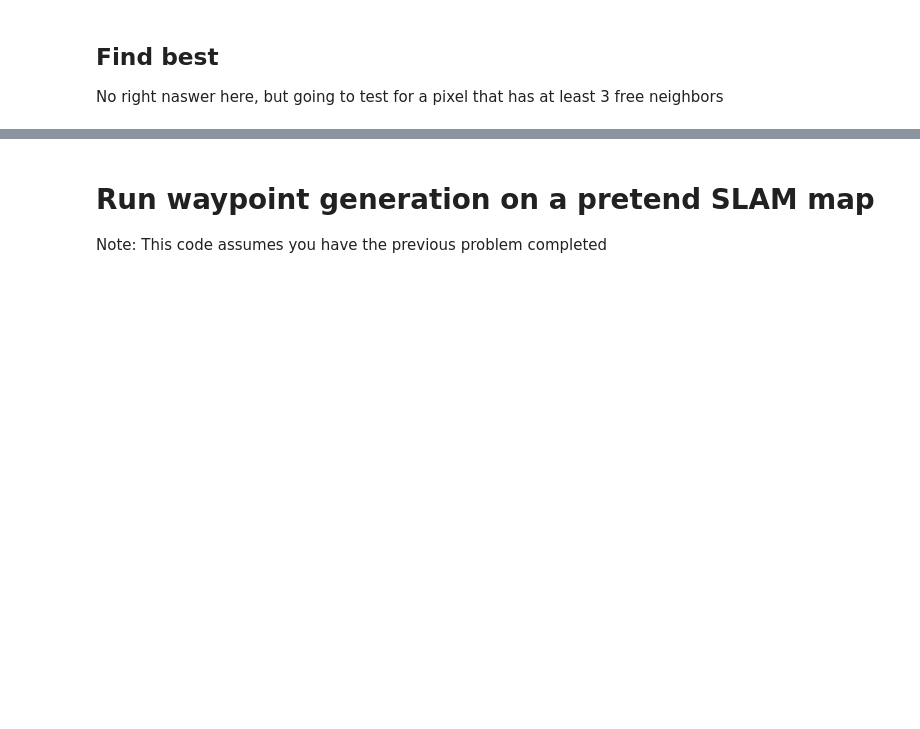
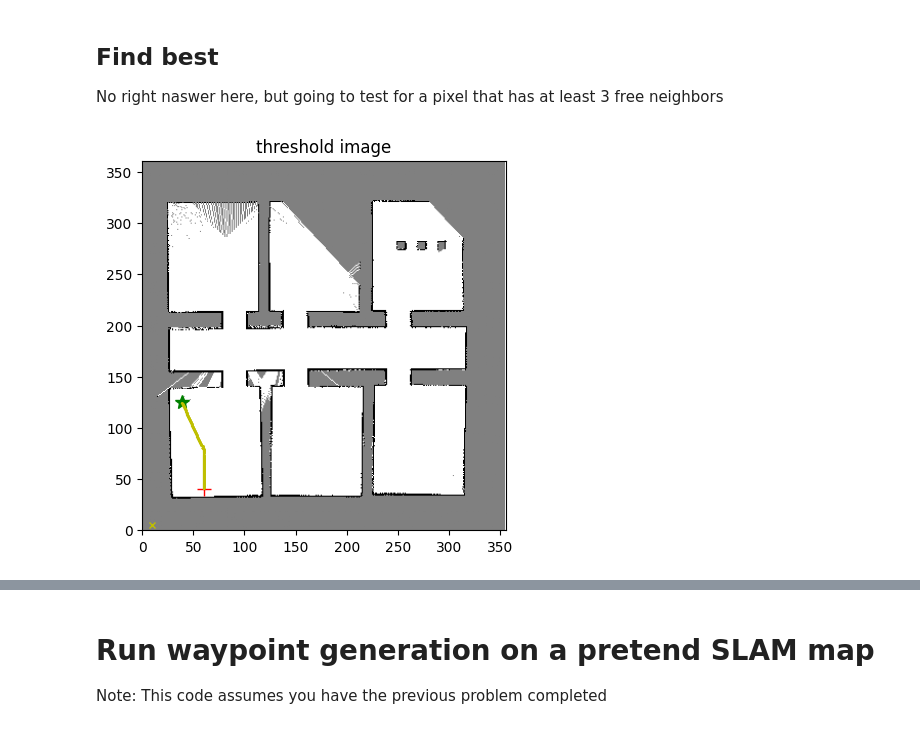
Before and after one commit to ZimHockey13/ROB456, a Jupyter notebook: Assignments/check_exploring.ipynb, the cells around one changed output, grey strips where cells are left out. Drawn from its saved outputs; the diff is of its cells as text; code cells hidden in the pictures; blank space fills up the shorter version.

Commit message:
Started on Exploring.py

```diff
--- a/Assignments/check_exploring.ipynb
+++ b/Assignments/check_exploring.ipynb
@@ -61,10 +64,14 @@ No right naswer here, but going to test for a pixel that has at least 3 free nei
 # %%
 # Where the robot is might influence your choice. Shows path to selected point.
 robot_start_loc = (60, 40)
 best_unseen = find_best_point(im_thresh, all_unseen, robot_loc=robot_start_loc)
 assert test_best(im_thresh, best_unseen)
 
-path = dijkstra(im_thresh, robot_start_loc, best_unseen)
+# plot_with_explore_points(im_thresh, zoom=1.0, robot_loc=robot_start_loc, explore_points=all_unseen, best_pt=best_unseen)
+
+path = dijkstra(im_thresh, robot_start_loc, best_unseen, method="A*")
 plot_with_path(im_thresh, zoom=1.0, robot_loc=robot_start_loc, goal_loc=best_unseen, path=path)
+# %% [output]
+[figure, added]
 # %%
 grader.check("find_best")
```
Also changed, not shown: parts of 5 cells of this notebook, 3 other files.
